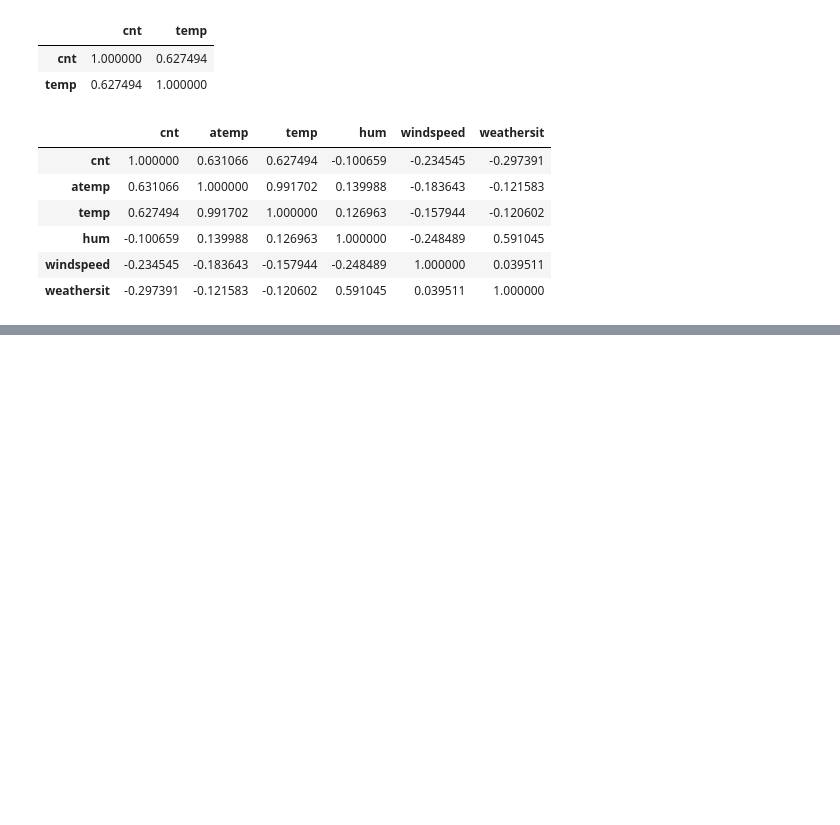
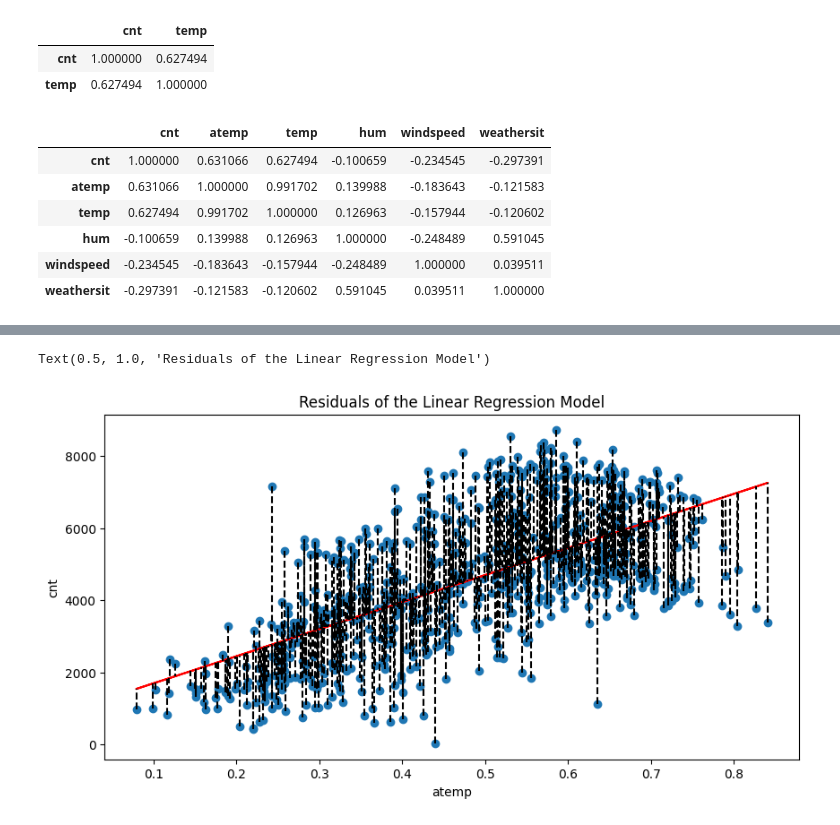
Before and after one commit to ayrinsupty/predicting-bicycle-rental, a Jupyter notebook: predicting-bicycle-rental.ipynb, the cells around one changed output, grey strips where cells are left out. Saved outputs shown, nothing was run; the diff lists cells and outputs as text; code cells hidden in the pictures; blank space fills up the shorter version.

```diff
--- a/predicting-bicycle-rental.ipynb
+++ b/predicting-bicycle-rental.ipynb
@@ -121,0 +142,18 @@ bike_df[['cnt', 'atemp', 'temp', 'hum', 'windspeed', 'weathersit']].corr()
+# %%
+# plot fitted line
+plt.scatter(bike_df['atemp'], bike_df['cnt'])
+plt.plot(bike_df['atemp'], lr.predict(bike_df['atemp'].values.reshape(-1, 1)), c='red')
+
+# plot the residuals
+for i in range(len(bike_df['atemp'])):
+    plt.plot(
+        [bike_df['atemp'].iloc[i], bike_df['atemp'].iloc[i]],
+        [bike_df['cnt'].iloc[i], lr.predict([[bike_df['atemp'].iloc[i]]])[0][0]],
+        c='black', linestyle='--'
+    )
+plt.xlabel('atemp')
+plt.ylabel('cnt')
+plt.title('Residuals of the Linear Regression Model')
+# %% [output]
+Text(0.5, 1.0, 'Residuals of the Linear Regression Model')
+[figure, added]
```
Also changed, not shown: parts of 12 cells of this notebook.
